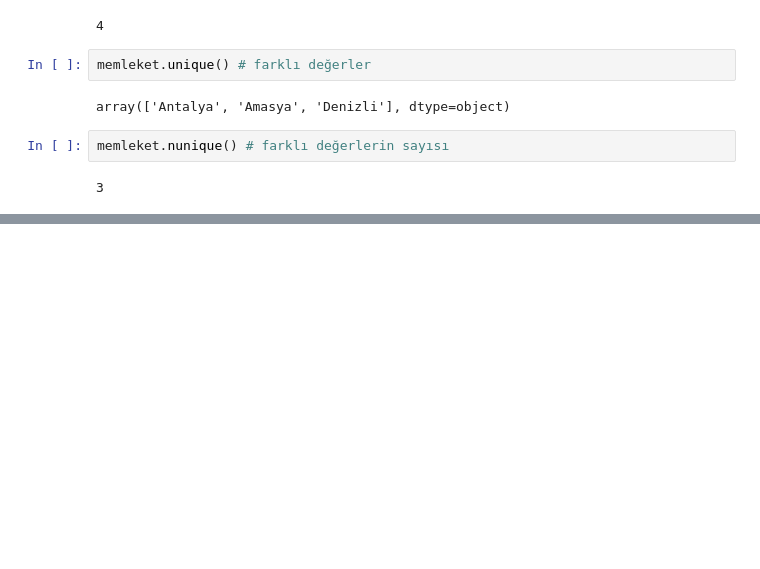
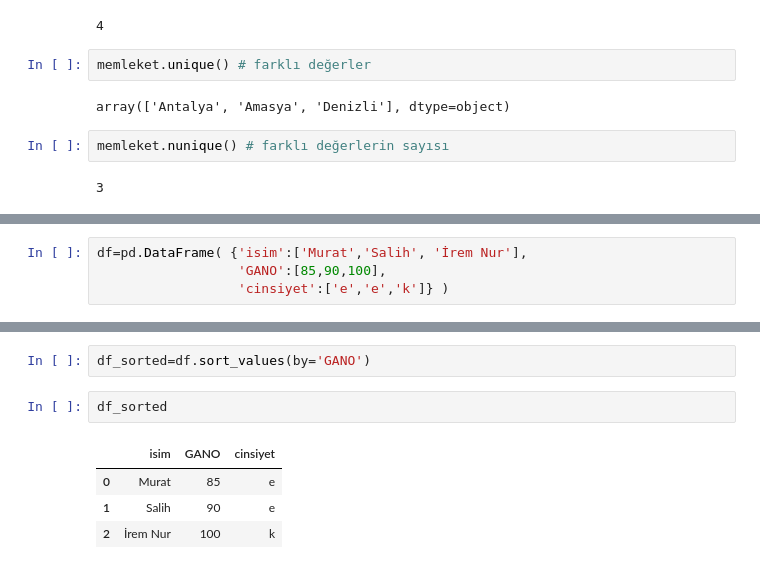
Before and after one commit to DrMuratAltun/ECO_NOV, a Jupyter notebook: VeriBilimi/pandas_kullanimi.ipynb, the cells around one changed output, grey strips where cells are left out. Cells and saved outputs as stored; diff of their text form; blank space fills up the shorter version.

```diff
--- a/VeriBilimi/pandas_kullanimi.ipynb
+++ b/VeriBilimi/pandas_kullanimi.ipynb
@@ -148,0 +363,4 @@ memleket.nunique() # farklı değerlerin sayısı
+# %%
+df=pd.DataFrame( {'isim':['Murat','Salih', 'İrem Nur'],
+                  'GANO':[85,90,100],
+                  'cinsiyet':['e','e','k']} )
@@ -148,0 +392,9 @@ memleket.nunique() # farklı değerlerin sayısı
+# %%
+df_sorted=df.sort_values(by='GANO')
+# %%
+df_sorted
+# %% [output]
+|  | isim | GANO | cinsiyet |
+| 0 | Murat | 85 | e |
+| 1 | Salih | 90 | e |
+| 2 | İrem Nur | 100 | k |
```
Also changed, not shown: parts of 34 cells of this notebook, 1 other file.
